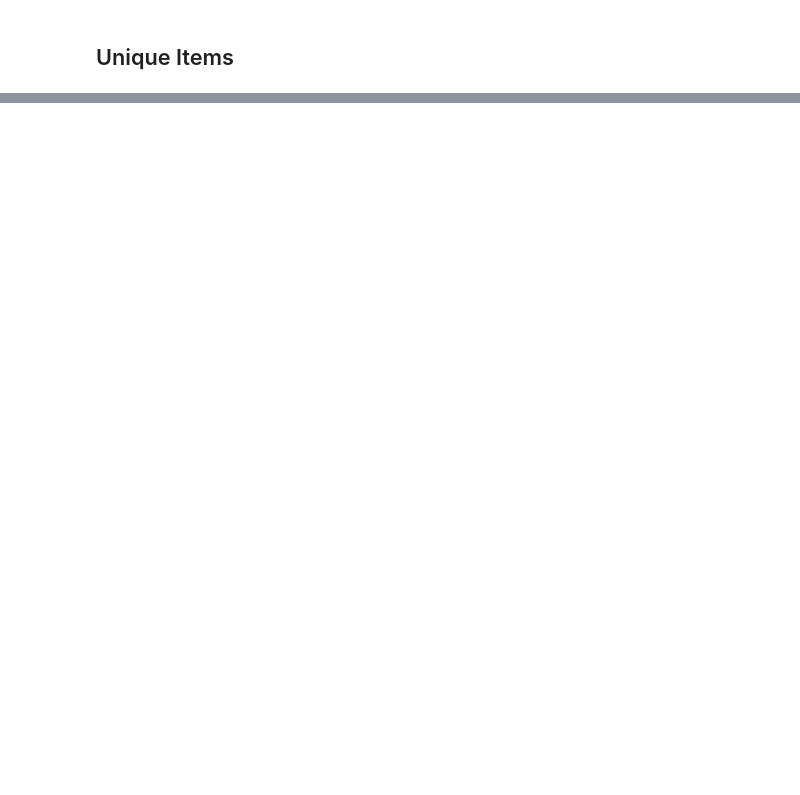
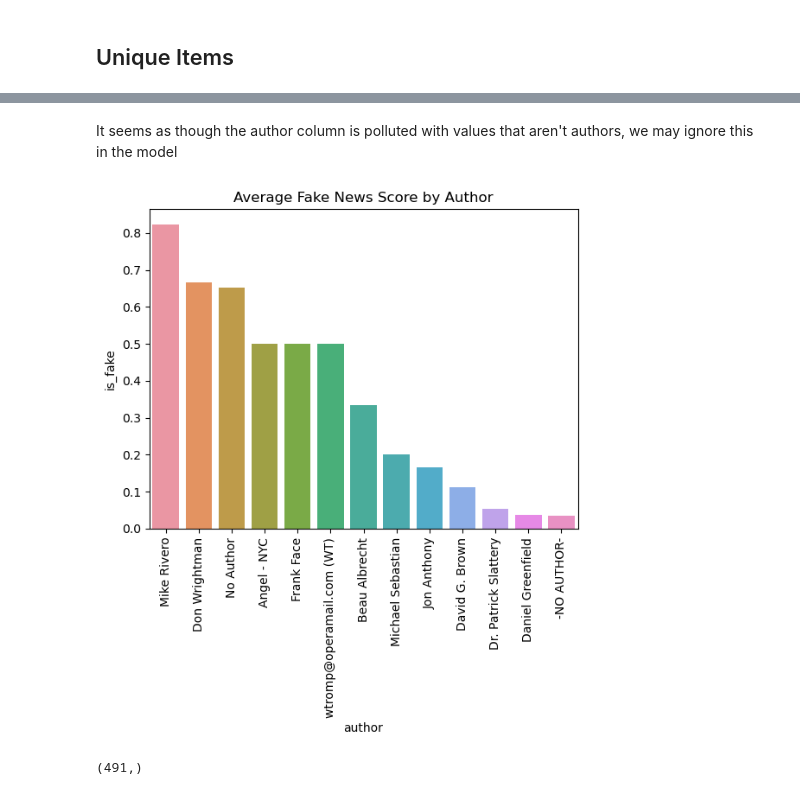
Before and after one commit to ADPriceless/TDA_Assignment_FakeNews, a Jupyter notebook: exploration.ipynb, the cells around one changed output, grey strips where cells are left out. Saved outputs shown, nothing was run; the diff lists cells and outputs as text; code cells hidden in the pictures; blank space fills up the shorter version.

Commit message:
continue EDA: look at stopwords and see categorical data correlates to fake news

```diff
--- a/exploration.ipynb
+++ b/exploration.ipynb
@@ -116,0 +212,8 @@ Check the without_stopwords columns match their root
+# %%
+df_news['author_wordcount'] = np.zeros(len(df_news), dtype=int)
+
+def count_words(row):
+    row['author_wordcount'] = len(row['author'].split())
+    return row
+
+df_news = df_news.apply(count_words, axis=1)
@@ -116,0 +260,31 @@ Check the without_stopwords columns match their root
+# %% [markdown]
+It seems as though the author column is polluted with values that aren't authors, we may ignore this in the model
+# %%
+# reset df_news labels to find an average
+df_news['label'] = df_news['label'].map({'Real': 0, 'Fake': 1})
+# rename label to is_fake
+df_news = df_news.rename(columns={'label': 'is_fake'})
+# %%
+def plot_average_fake_score(df: pd.DataFrame, column: str, show_between_1_and_0: bool = False):
+    # find mean of is_fake column for a given author using groupby
+    df_average_fake = df.groupby(column)['is_fake'].mean().reset_index()
+    if show_between_1_and_0:
+        df_average_fake = df_average_fake[(df_average_fake['is_fake'] > 0) & (df_average_fake['is_fake'] < 1)]
+
+    # barplot
+    sns.barplot(x=column, y='is_fake', data=df_average_fake.sort_values('is_fake', ascending=False))
+    plt.title('Average Fake News Score by Author')
+    plt.xticks(rotation=90)
+    plt.show()
+# %%
+plot_average_fake_score(
+    df_news,
+    'author',
+    show_between_1_and_0=True
+)
+# %% [output]
+[figure, added]
+# %%
+df_news['author'].unique().shape
+# %% [output]
+(491,)
```
Also changed, not shown: parts of 39 cells of this notebook.
